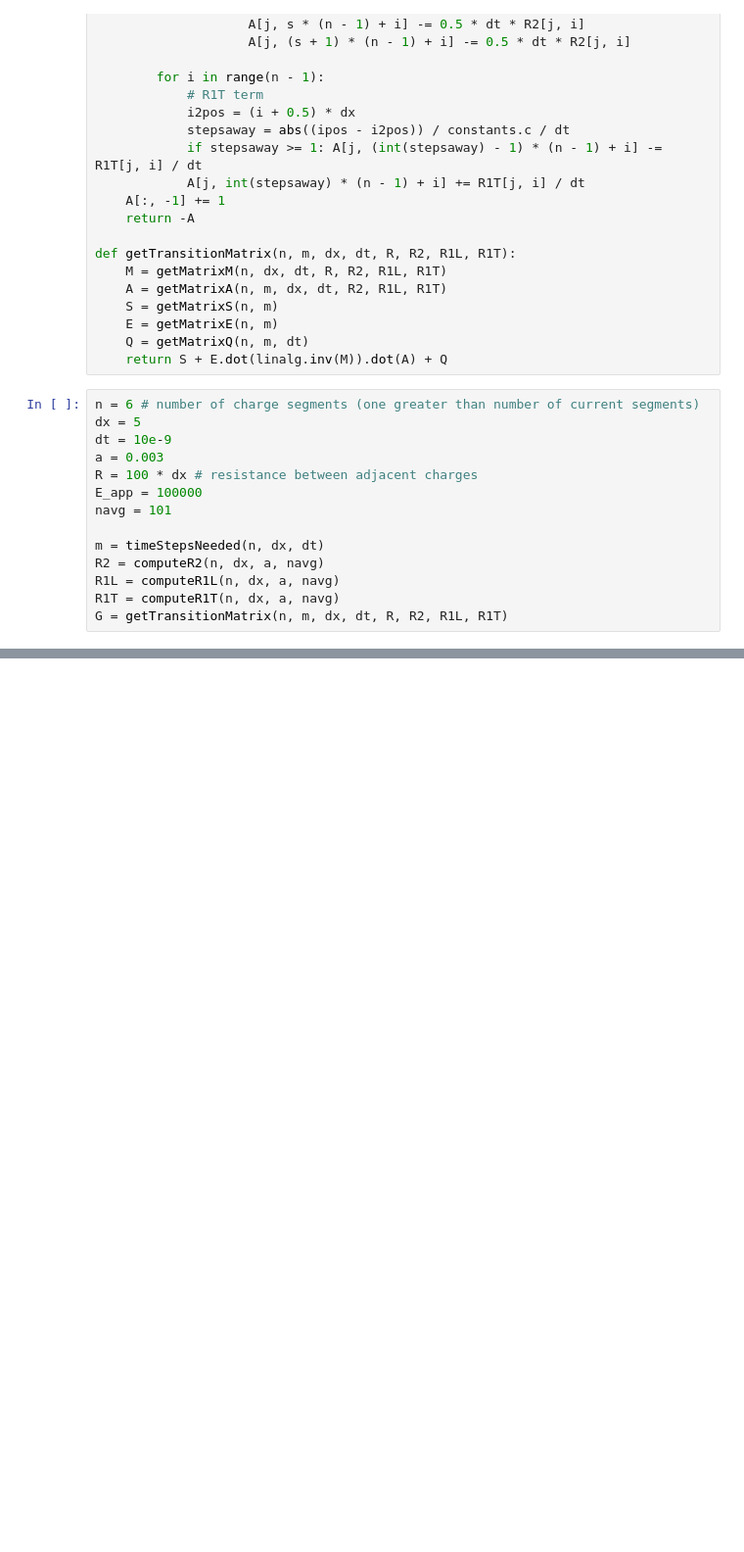
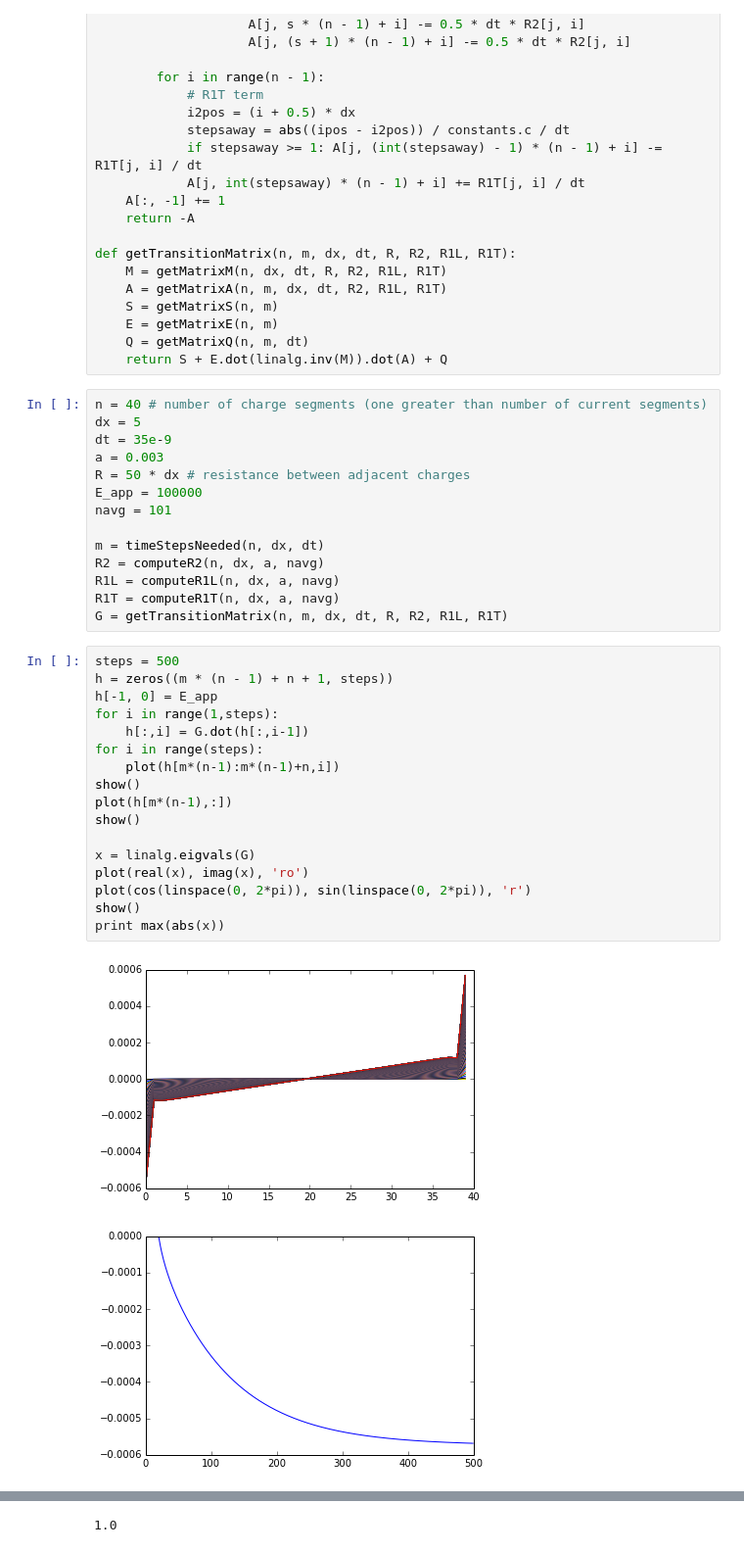
Before and after one commit to BrantCarlson/microTDFL, a Jupyter notebook: microTDFL.ipynb, the cells around one changed output, grey strips where cells are left out. Shown: that part at 98% size. Drawn from its saved outputs; the diff is of its cells as text; blank space fills up the shorter version.

```diff
--- a/microTDFL.ipynb
+++ b/microTDFL.ipynb
@@ -139,11 +139,11 @@ def getTransitionMatrix(n, m, dx, dt, R, R2, R1L, R1T):
     Q = getMatrixQ(n, m, dt)
     return S + E.dot(linalg.inv(M)).dot(A) + Q
 # %%
-n = 6 # number of charge segments (one greater than number of current segments)
+n = 40 # number of charge segments (one greater than number of current segments)
 dx = 5
-dt = 10e-9
+dt = 35e-9
 a = 0.003
-R = 100 * dx # resistance between adjacent charges
+R = 50 * dx # resistance between adjacent charges
 E_app = 100000
 navg = 101
 
@@ -152,3 +152,23 @@ R2 = computeR2(n, dx, a, navg)
 R1L = computeR1L(n, dx, a, navg)
 R1T = computeR1T(n, dx, a, navg)
 G = getTransitionMatrix(n, m, dx, dt, R, R2, R1L, R1T)
+# %%
+steps = 500
+h = zeros((m * (n - 1) + n + 1, steps))
+h[-1, 0] = E_app
+for i in range(1,steps):
+    h[:,i] = G.dot(h[:,i-1])
+for i in range(steps):
+    plot(h[m*(n-1):m*(n-1)+n,i])
+show()
+plot(h[m*(n-1),:])
+show()
+
+x = linalg.eigvals(G)
+plot(real(x), imag(x), 'ro')
+plot(cos(linspace(0, 2*pi)), sin(linspace(0, 2*pi)), 'r')
+show()
+print max(abs(x))
+# %% [output]
+[figure, added]
+[figure, added]
@@ -154,0 +176 @@ G = getTransitionMatrix(n, m, dx, dt, R, R2, R1L, R1T)
+1.0
```
Also changed, not shown: parts of 1 cell of this notebook.
